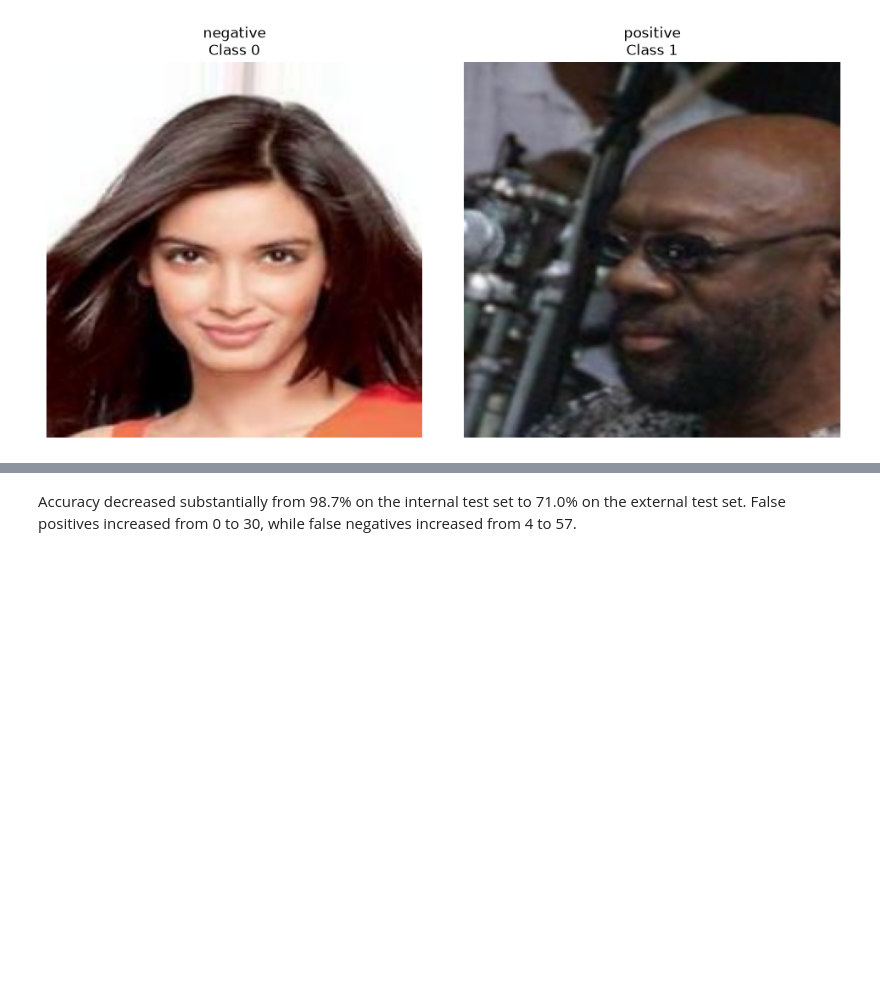
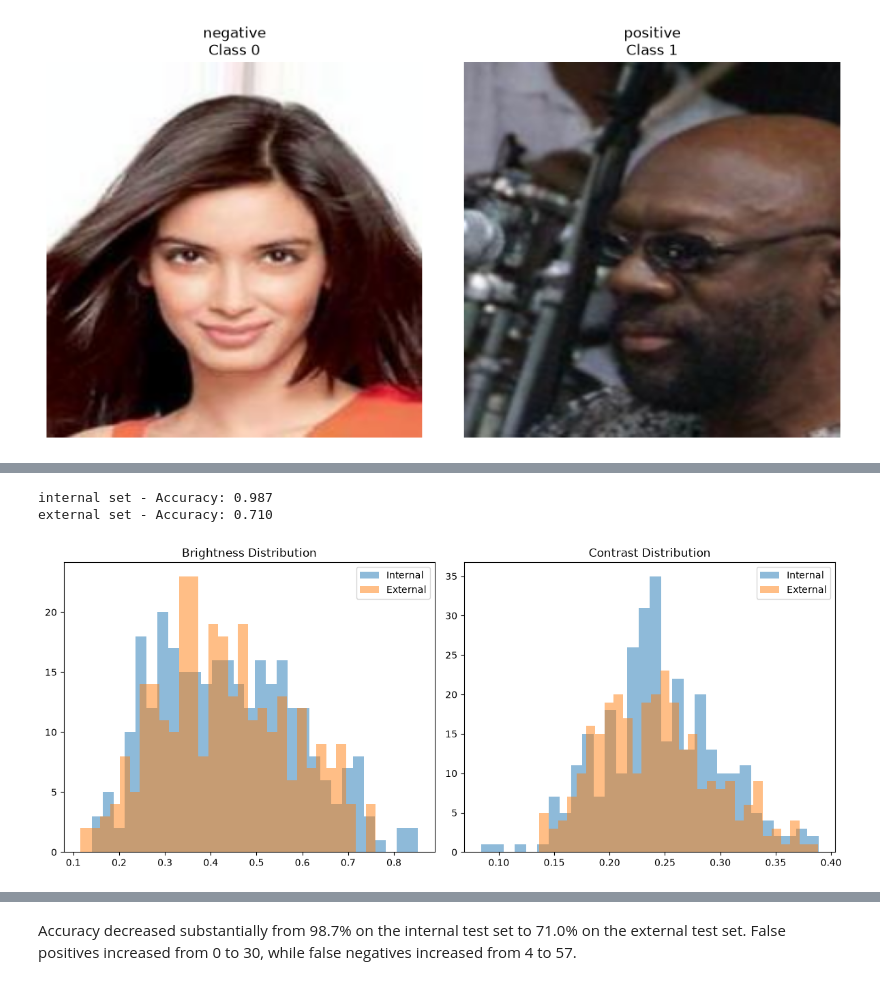
Before and after one commit to tritinvo18/ai_auditing, a Jupyter notebook: case2.ipynb, the cells around one changed output, grey strips where cells are left out. Saved outputs shown, nothing was run; the diff lists cells and outputs as text; code cells hidden in the pictures; blank space fills up the shorter version.

```diff
--- a/case2.ipynb
+++ b/case2.ipynb
@@ -148,0 +11,9 @@ external set - Accuracy: 0.710
+# %%
+device = audit_utils.setup_env()
+
+internal_path = 'Case2Dataset/test_internal'
+external_path = 'Case2Dataset/test_external'
+
+test_internal_loader, test_external_loader, test_internal_dataset, test_external_dataset = audit_utils.get_dataloaders(
+    internal_path, external_path, batch_size=16, num_workers=1
+)
@@ -177 +71,16 @@ Class mapping: {'negative': 0, 'positive': 1}
+# %%
+all_predictions, all_labels = audit_utils.evaluate_model(resnet_frozen, test_internal_loader, test_external_loader, device)
+
+for split in ['internal', 'external']:
+    predicted_classes = np.argmax(all_predictions[split], axis=1)
+    accuracy = (predicted_classes == all_labels[split]).mean()
+    print(f"{split} set - Accuracy: {accuracy:.3f}")
+# %% [output]
+internal set - Accuracy: 0.987
+external set - Accuracy: 0.710
+# %%
+# Quantitative Dataset Comparison
+audit_utils.plot_image_stats(test_internal_dataset, test_external_dataset, save_prefix='plot/case2_')
+# %% [output]
+[figure, added]
 # %%
```
Also changed, not shown: parts of 20 cells of this notebook, 15 other files.
